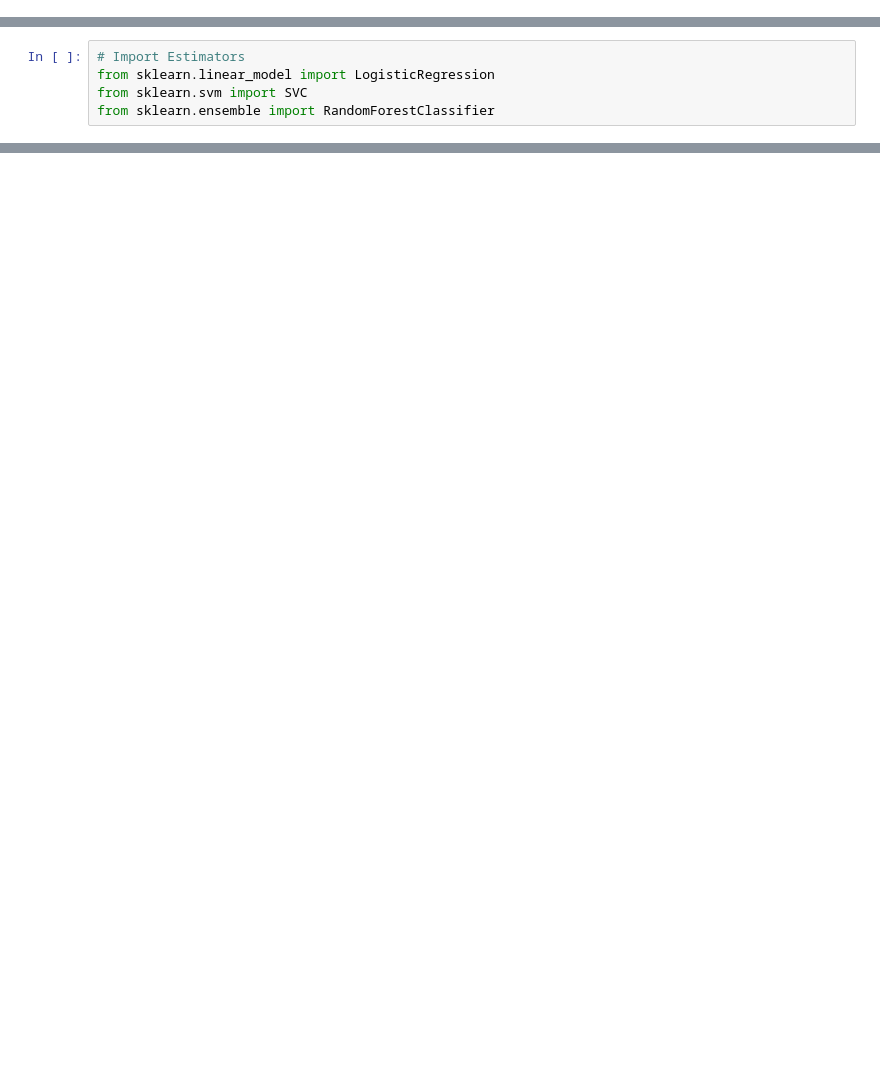
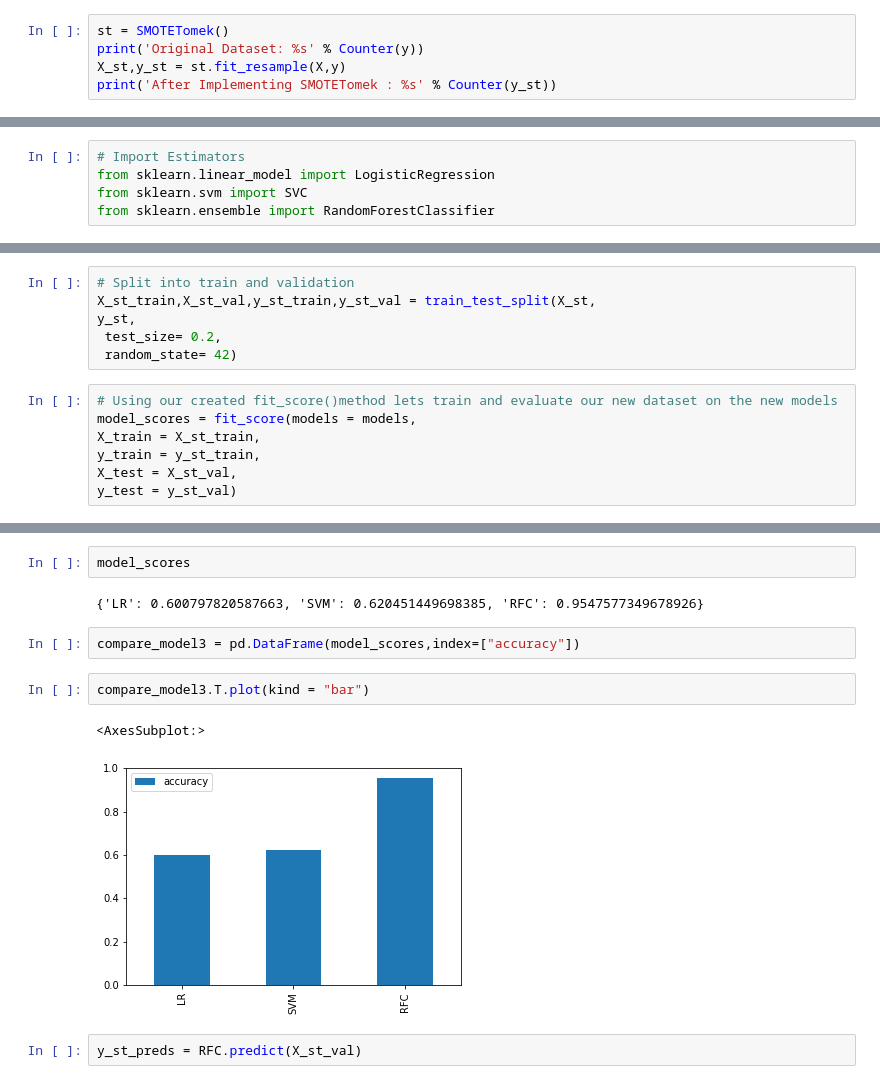
Before and after one commit to Elizabeth-Ofulue/DSML-Projects, a Jupyter notebook: FraudDetection/Experimental Env.ipynb, the cells around one changed output, grey strips where cells are left out. Drawn from its saved outputs; the diff is of its cells as text; blank space fills up the shorter version.

```diff
--- a/FraudDetection/Experimental Env.ipynb
+++ b/FraudDetection/Experimental Env.ipynb
@@ -669,0 +676,5 @@ After Implementing SMOTE : Counter({1: 26721, 0: 26721})
+# %%
+st = SMOTETomek()
+print('Original Dataset: %s' % Counter(y))
+X_st,y_st = st.fit_resample(X,y)
+print('After Implementing SMOTETomek : %s' % Counter(y_st))
@@ -807,0 +982,13 @@ ImportError: cannot import name 'xgboost' from 'xgboost' (unknown location)
+# %%
+# Split into train and validation
+X_st_train,X_st_val,y_st_train,y_st_val = train_test_split(X_st,
+y_st,
+ test_size= 0.2,
+ random_state= 42)
+# %%
+# Using our created fit_score()method lets train and evaluate our new dataset on the new models
+model_scores = fit_score(models = models,
+X_train = X_st_train,
+y_train = y_st_train,
+X_test = X_st_val,
+y_test = y_st_val)
@@ -807,0 +1020,13 @@ ImportError: cannot import name 'xgboost' from 'xgboost' (unknown location)
+# %%
+model_scores
+# %% [output]
+{'LR': 0.600797820587663, 'SVM': 0.620451449698385, 'RFC': 0.9547577349678926}
+# %%
+compare_model3 = pd.DataFrame(model_scores,index=["accuracy"])
+# %%
+compare_model3.T.plot(kind = "bar")
+# %% [output]
+<AxesSubplot:>
+[figure, added]
+# %%
+y_st_preds = RFC.predict(X_st_val)
```
Also changed, not shown: parts of 29 cells of this notebook.
